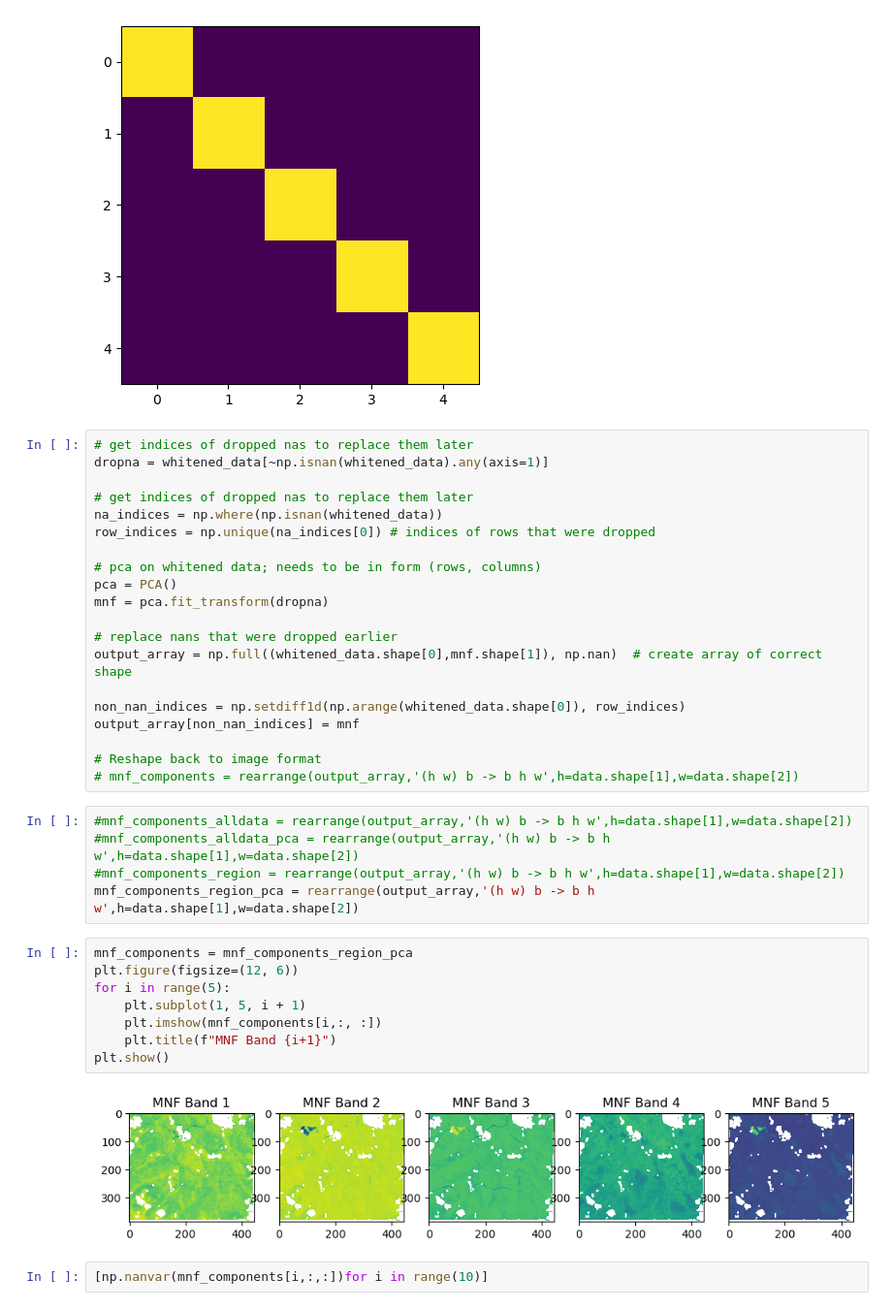
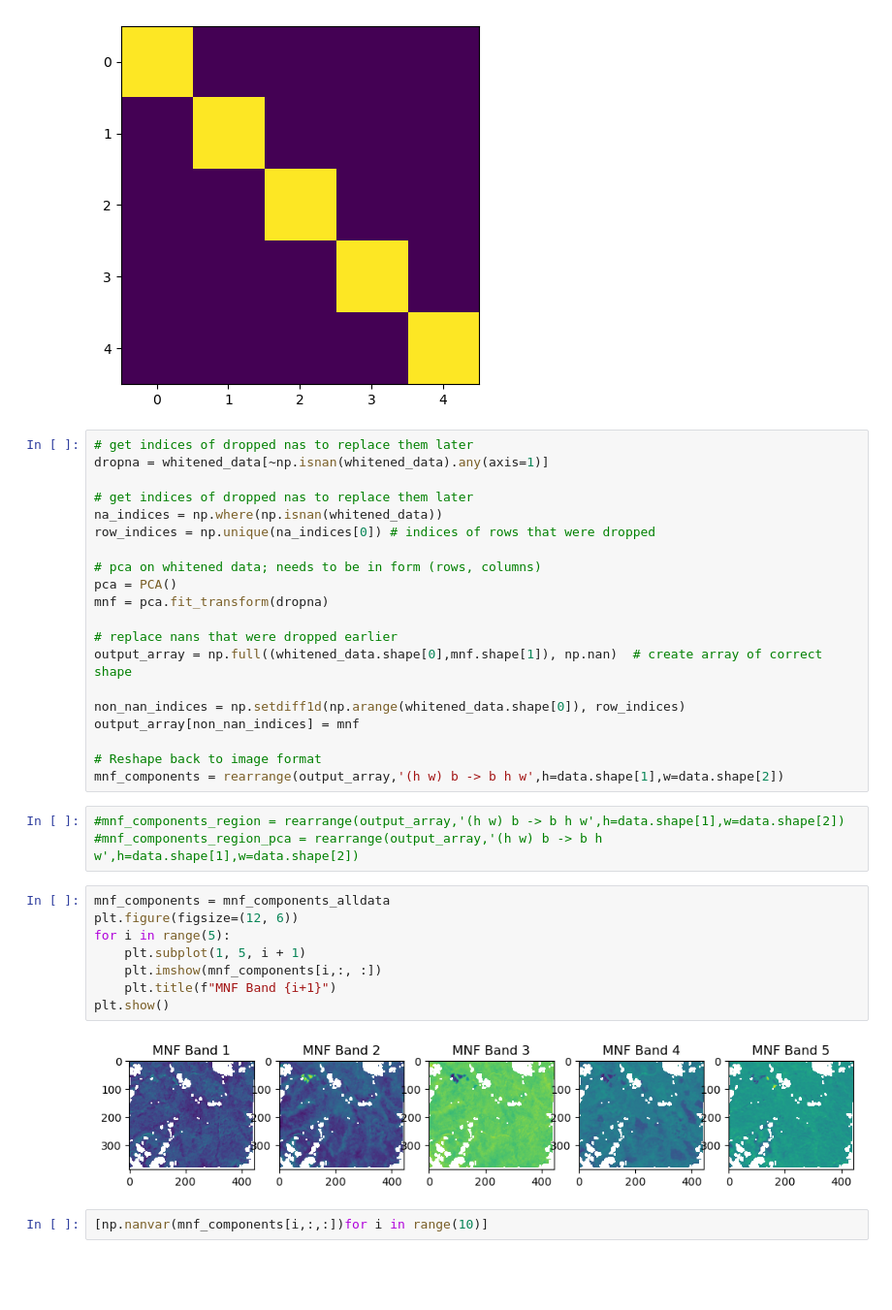
Before and after one commit to rosehanuy/beech-catskills, a Jupyter notebook: data_stack.ipynb, the cells around one changed output. Shown at 97% size. Cells and saved outputs as stored; diff of their text form; blank space fills up the shorter version.

```diff
--- a/data_stack.ipynb
+++ b/data_stack.ipynb
@@ -494,22 +745,20 @@ non_nan_indices = np.setdiff1d(np.arange(whitened_data.shape[0]), row_indices)
 output_array[non_nan_indices] = mnf
 
 # Reshape back to image format
-# mnf_components = rearrange(output_array,'(h w) b -> b h w',h=data.shape[1],w=data.shape[2])
+mnf_components = rearrange(output_array,'(h w) b -> b h w',h=data.shape[1],w=data.shape[2])
 # %%
-#mnf_components_alldata = rearrange(output_array,'(h w) b -> b h w',h=data.shape[1],w=data.shape[2])
-#mnf_components_alldata_pca = rearrange(output_array,'(h w) b -> b h w',h=data.shape[1],w=data.shape[2])
 #mnf_components_region = rearrange(output_array,'(h w) b -> b h w',h=data.shape[1],w=data.shape[2])
-mnf_components_region_pca = rearrange(output_array,'(h w) b -> b h w',h=data.shape[1],w=data.shape[2])
+#mnf_components_region_pca = rearrange(output_array,'(h w) b -> b h w',h=data.shape[1],w=data.shape[2])
 # %%
-mnf_components = mnf_components_region_pca
+mnf_components = mnf_components_alldata
 plt.figure(figsize=(12, 6))
 for i in range(5):
     plt.subplot(1, 5, i + 1)
     plt.imshow(mnf_components[i,:, :])
     plt.title(f"MNF Band {i+1}")
 plt.show()
 # %% [output]
-[figure, old version]
+[figure, new version]
 # %%
 [np.nanvar(mnf_components[i,:,:])for i in range(10)]
 # %% [output]
```
Also changed, not shown: parts of 25 cells of this notebook, 8 other files.
